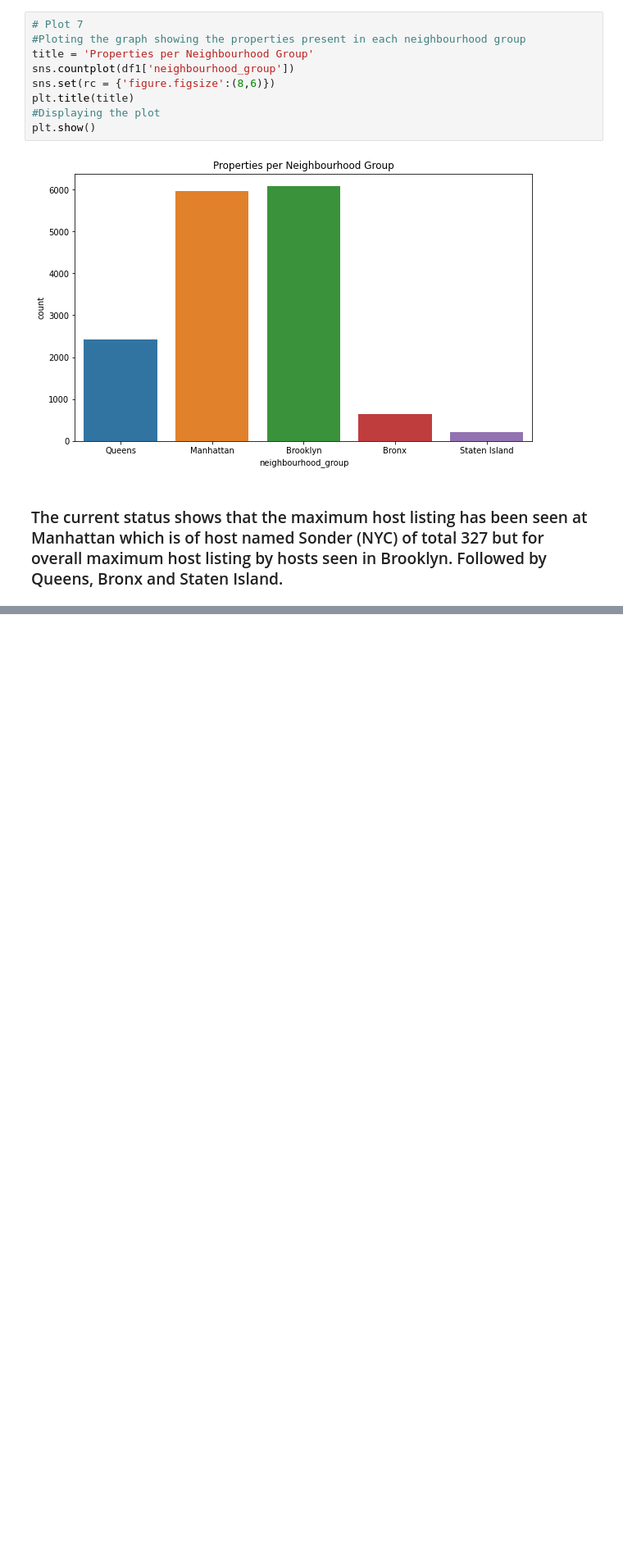
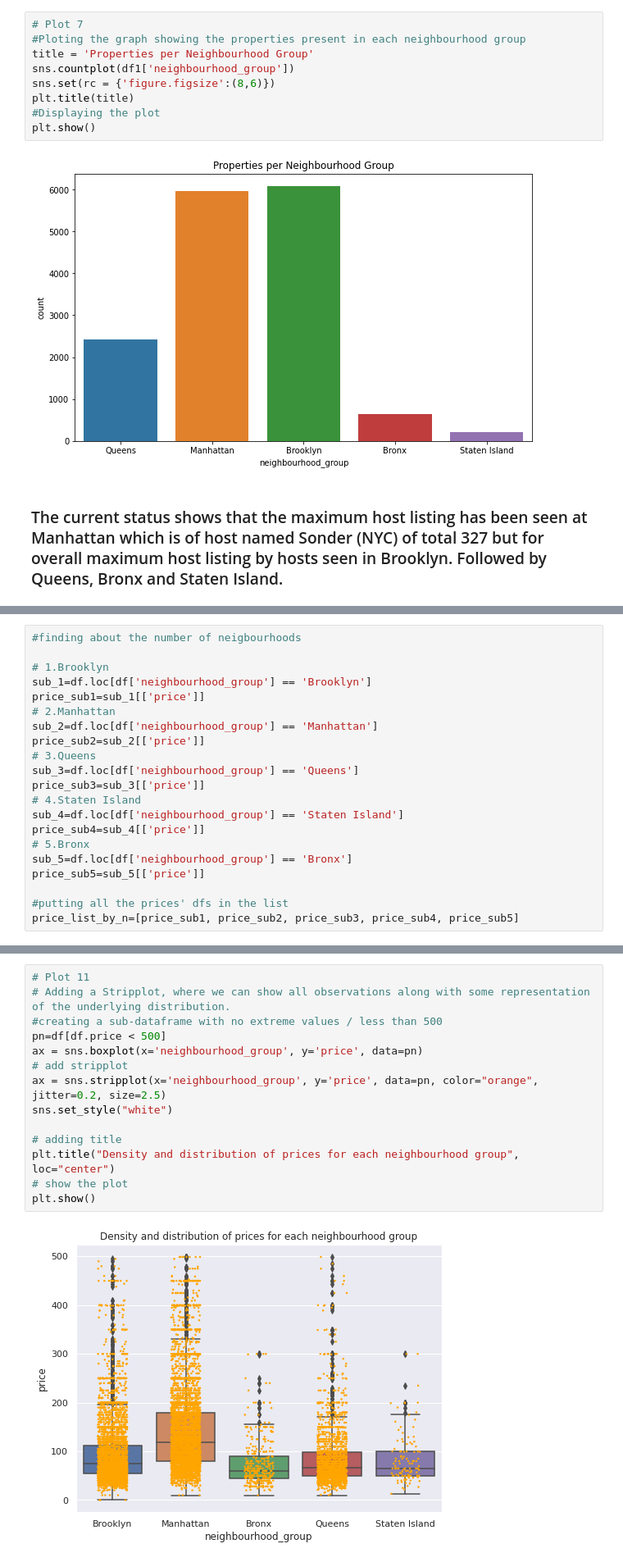
Before and after one commit to JoshiRiddhish/Airbnb-Booking-Analysis, a Jupyter notebook: Airbnb_Bookings_Analysis_(Riddhish)_Capstone_Project.ipynb, the cells around one changed output, grey strips where cells are left out. Shown at 82% size. Drawn from its saved outputs; the diff is of its cells as text; blank space fills up the shorter version.

```diff
--- a/Airbnb_Bookings_Analysis_(Riddhish)_Capstone_Project.ipynb
+++ b/Airbnb_Bookings_Analysis_(Riddhish)_Capstone_Project.ipynb
@@ -541,0 +690,21 @@ plt.show()
+# %%
+#finding about the number of neigbourhoods
+
+# 1.Brooklyn
+sub_1=df.loc[df['neighbourhood_group'] == 'Brooklyn']
+price_sub1=sub_1[['price']]
+# 2.Manhattan
+sub_2=df.loc[df['neighbourhood_group'] == 'Manhattan']
+price_sub2=sub_2[['price']]
+# 3.Queens
+sub_3=df.loc[df['neighbourhood_group'] == 'Queens']
+price_sub3=sub_3[['price']]
+# 4.Staten Island
+sub_4=df.loc[df['neighbourhood_group'] == 'Staten Island']
+price_sub4=sub_4[['price']]
+# 5.Bronx
+sub_5=df.loc[df['neighbourhood_group'] == 'Bronx']
+price_sub5=sub_5[['price']]
+
+#putting all the prices' dfs in the list
+price_list_by_n=[price_sub1, price_sub2, price_sub3, price_sub4, price_sub5]
@@ -541,0 +771,16 @@ plt.show()
+# %%
+# Plot 11
+# Adding a Stripplot, where we can show all observations along with some representation of the underlying distribution.
+#creating a sub-dataframe with no extreme values / less than 500
+pn=df[df.price < 500]
+ax = sns.boxplot(x='neighbourhood_group', y='price', data=pn)
+# add stripplot
+ax = sns.stripplot(x='neighbourhood_group', y='price', data=pn, color="orange", jitter=0.2, size=2.5)
+sns.set_style("white")
+
+# adding title
+plt.title("Density and distribution of prices for each neighbourhood group", loc="center")
+# show the plot
+plt.show()
+# %% [output]
+[figure, added]
```
Also changed, not shown: parts of 19 cells of this notebook.
